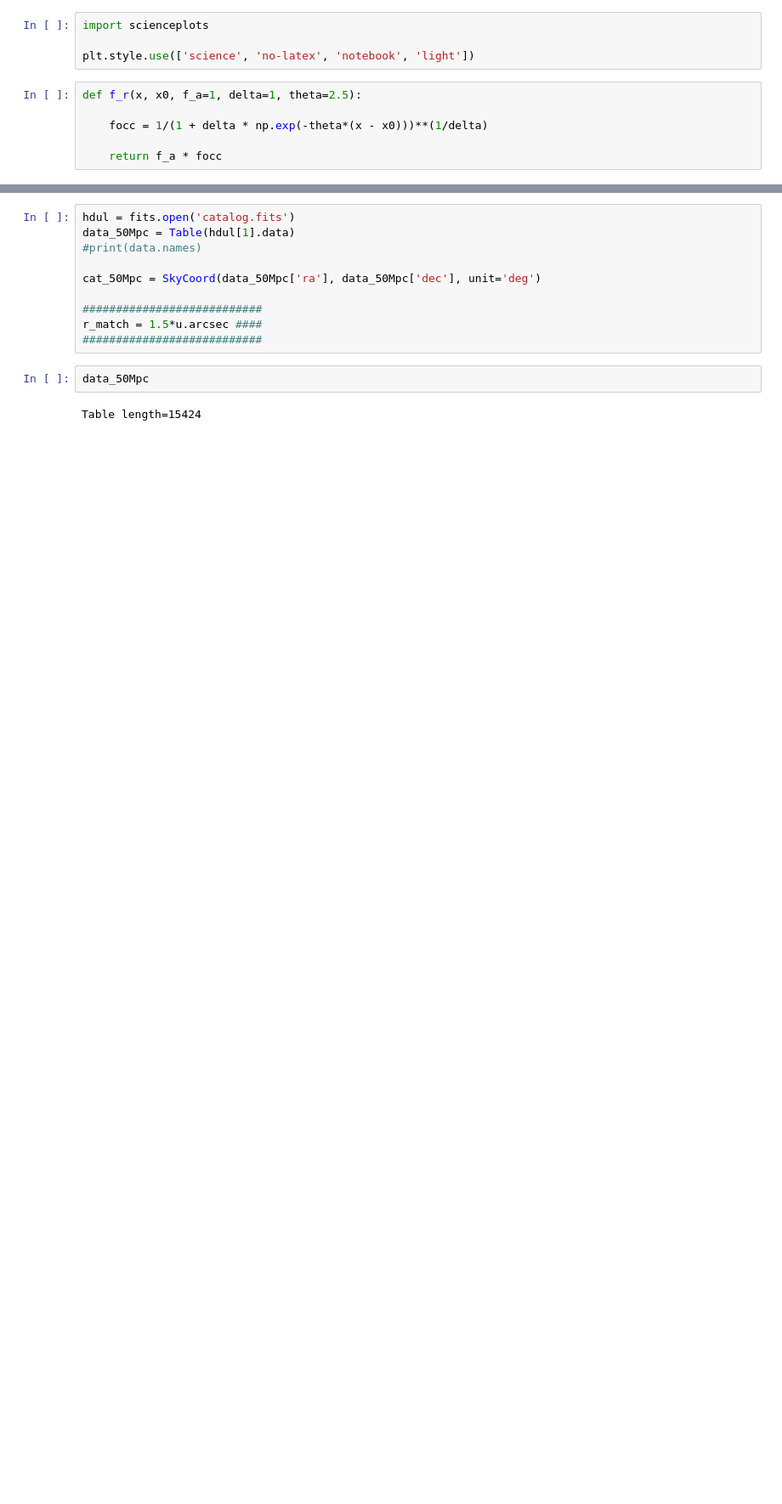
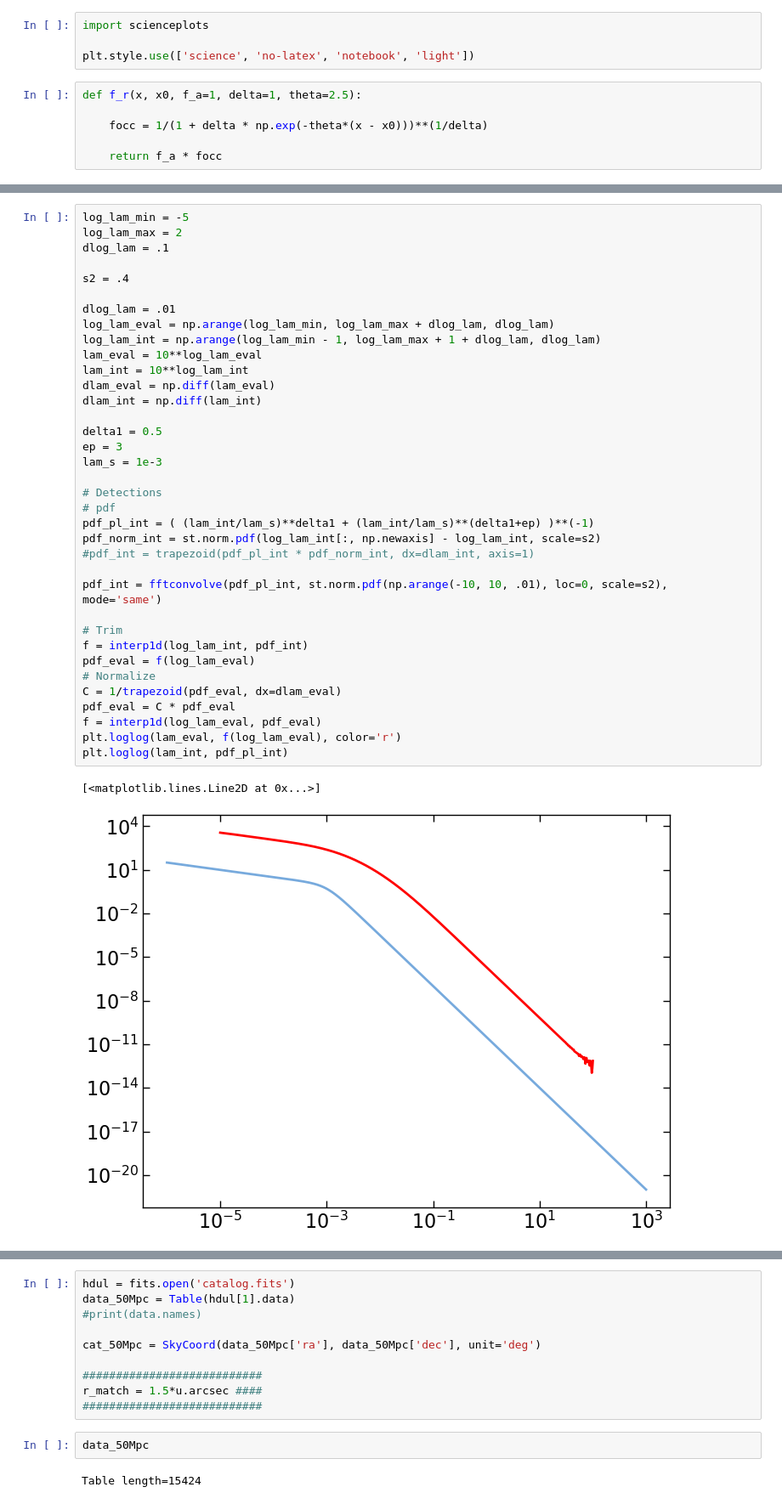
Before and after one commit to burke86/imbh_demographics, a Jupyter notebook: vla.ipynb, the cells around one changed output, grey strips where cells are left out. Shown at 85% size. Cells and saved outputs as stored; diff of their text form; blank space fills up the shorter version.

```diff
--- a/vla.ipynb
+++ b/vla.ipynb
@@ -36,0 +95,39 @@ def f_r(x, x0, f_a=1, delta=1, theta=2.5):
+# %%
+log_lam_min = -5
+log_lam_max = 2
+dlog_lam = .1
+
+s2 = .4
+
+dlog_lam = .01
+log_lam_eval = np.arange(log_lam_min, log_lam_max + dlog_lam, dlog_lam)
+log_lam_int = np.arange(log_lam_min - 1, log_lam_max + 1 + dlog_lam, dlog_lam)
+lam_eval = 10**log_lam_eval
+lam_int = 10**log_lam_int
+dlam_eval = np.diff(lam_eval)
+dlam_int = np.diff(lam_int)
+
+delta1 = 0.5
+ep = 3
+lam_s = 1e-3
+
+# Detections
+# pdf
+pdf_pl_int = ( (lam_int/lam_s)**delta1 + (lam_int/lam_s)**(delta1+ep) )**(-1)
+pdf_norm_int = st.norm.pdf(log_lam_int[:, np.newaxis] - log_lam_int, scale=s2)
+#pdf_int = trapezoid(pdf_pl_int * pdf_norm_int, dx=dlam_int, axis=1)
+
+pdf_int = fftconvolve(pdf_pl_int, st.norm.pdf(np.arange(-10, 10, .01), loc=0, scale=s2), mode='same')
+
+# Trim
+f = interp1d(log_lam_int, pdf_int)
+pdf_eval = f(log_lam_eval)
+# Normalize
+C = 1/trapezoid(pdf_eval, dx=dlam_eval)
+pdf_eval = C * pdf_eval
+f = interp1d(log_lam_eval, pdf_eval)
+plt.loglog(lam_eval, f(log_lam_eval), color='r')
+plt.loglog(lam_int, pdf_pl_int)
+# %% [output]
+[<matplotlib.lines.Line2D at 0x...>]
+[figure, added]
```
Also changed, not shown: parts of 24 cells of this notebook, 1 other file.
